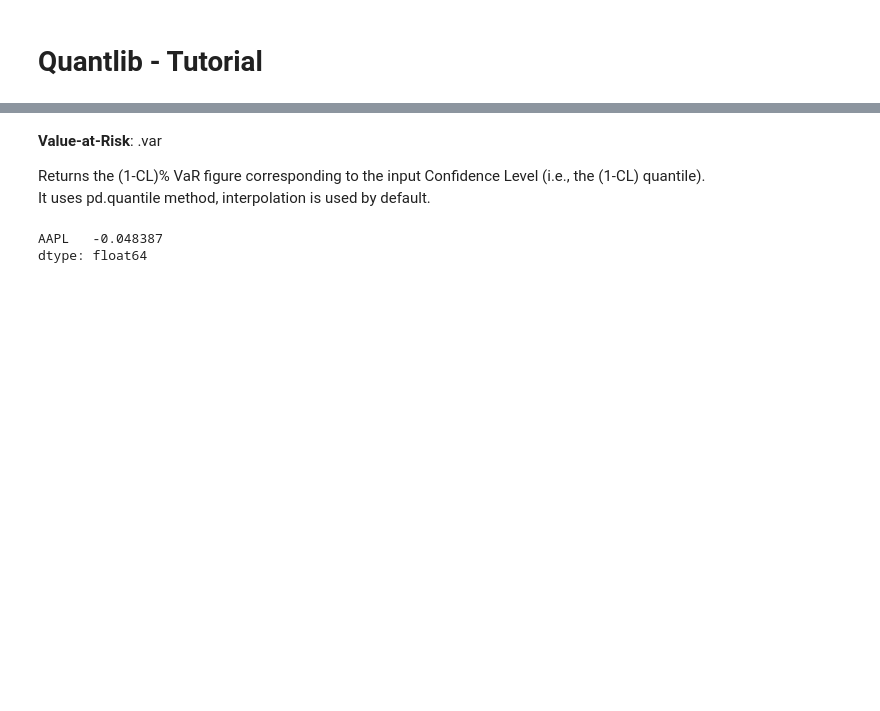
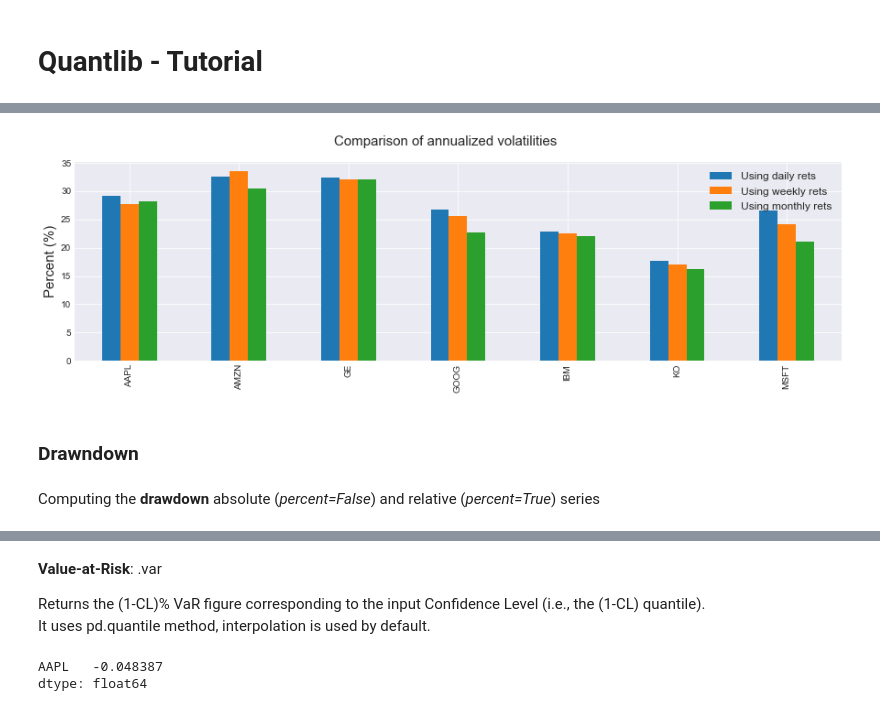
Before and after one commit to z4ir3/quant-library, a Jupyter notebook: tutorial-quant-library.ipynb, the cells around one changed output, grey strips where cells are left out. Drawn from its saved outputs; the diff is of its cells as text; code cells hidden in the pictures; blank space fills up the shorter version.

```diff
--- a/tutorial-quant-library.ipynb
+++ b/tutorial-quant-library.ipynb
@@ -64,0 +244,33 @@ rets
+# %%
+# Using daily prices/returns, 1d
+assets = ql.getassets(tickers, startdate=startdate, enddate=enddate, datatype="Adj Close", interval="1d")
+rets = ql.compute_returns(assets, mpor=1, ascending=True, dropna=True)
+dvol = ql.annualize_std(rets, ppy=252)
+
+# Using weekly prices/returns, 5d
+assets = ql.getassets(tickers, startdate=startdate, enddate=enddate, datatype="Adj Close", interval="5d")
+rets = ql.compute_returns(assets, mpor=1, ascending=True, dropna=True)
+wvol = ql.annualize_std(rets, ppy=52)
+
+# using monthly prices/returns, 1mo
+assets = ql.getassets(tickers, startdate=startdate, enddate=enddate, datatype="Adj Close", interval="1mo")
+rets = ql.compute_returns(assets, mpor=1, ascending=True, dropna=True)
+mvol = ql.annualize_std(rets, ppy=12)
+
+# Annualized volatilities
+vols = pd.DataFrame({"Using daily rets"  : dvol,
+                     "Using weekly rets" : wvol,
+                     "Using monthly rets": mvol})
+
+# Plot
+fig, ax = plt.subplots(1,1,figsize=(15,4))
+(vols* 100).plot.bar(ax=ax,grid=True)
+fig.suptitle("Comparison of annualized volatilities", fontsize=15)
+ax.set_xlabel("",fontsize=18)
+ax.set_ylabel("Percent (%)",fontsize=15)
+ax.legend(fontsize=12)
+plt.show()
+# %% [output]
+[figure, added]
+# %% [markdown]
+### Drawndown
@@ -64,0 +280,2 @@ rets
+# %% [markdown]
+Computing the **drawdown** absolute (*percent=False*) and relative (*percent=True*) series
```
Also changed, not shown: parts of 43 cells of this notebook.
